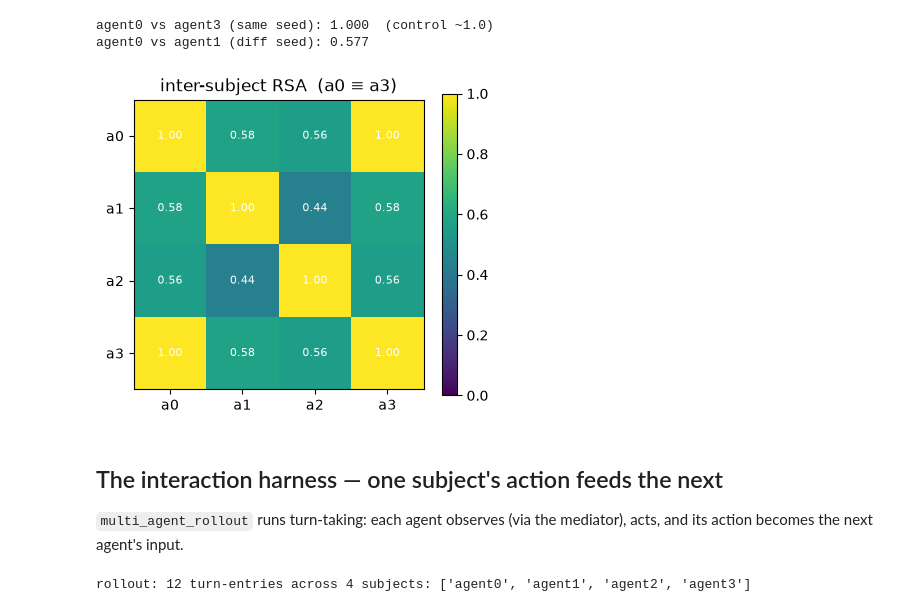
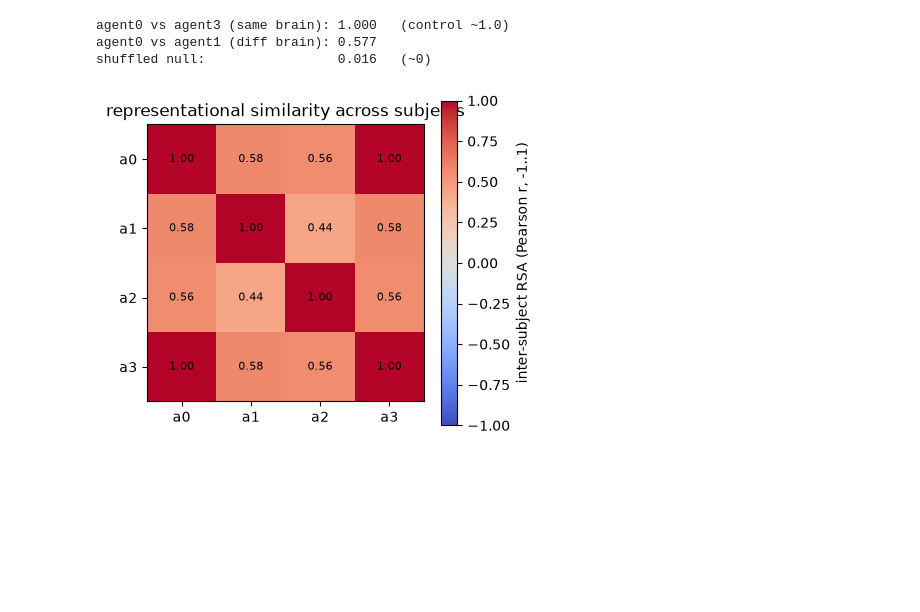
Before and after one commit to KartikP/brainscore-unified, a Jupyter notebook: notebooks/11_multiple_subjects.ipynb, the cells around one changed output. Drawn from its saved outputs; the diff is of its cells as text; code cells hidden in the pictures; blank space fills up the shorter version.

Commit message:
Rework notebooks 11-13 with real-model results, interpreted outputs, and stripped widget noise

```diff
--- a/notebooks/11_multiple_subjects.ipynb
+++ b/notebooks/11_multiple_subjects.ipynb
@@ -41,10 +41,10 @@ built 4 agents; seeds [0, 1, 2, 0] (agent3 is identical to agent0)
 rng = np.random.RandomState(7)
 probes = [rng.randn(8).astype('float32') for _ in range(12)]
 def agent_reps(agent, net):
-    with ActivationWindow(net, layers=['1']) as w:   # ReLU hidden (16-dim)
+    with ActivationWindow(net, layers=['1']) as w:      # 16-d hidden layer
         for p in probes:
             agent.process(EnvironmentStep(observation={'incoming': p}))
     return np.stack([c.reshape(-1) for c in w.by_layer()['1']])
-reps = [agent_reps(agents[i], nets[i]) for i in range(N)]
-print('per-subject representation matrices:', [r.shape for r in reps])
+reps = [agent_reps(agents[i], nets[i]) for i in range(4)]
+print('per-subject representations:', [r.shape for r in reps], ' # 12 probes x 16 units')
 # %% [output]
@@ -56,30 +56,27 @@ Each subject's RDM is 1 &minus; correlation across probes; inter-subject RSA cor
 # %%
 rdms = [1 - np.corrcoef(R) for R in reps]
-def rsa(a, b):
-    iu = np.triu_indices_from(a, k=1)
-    return float(np.corrcoef(a[iu], b[iu])[0, 1])
-M = np.array([[rsa(rdms[i], rdms[j]) for j in range(N)] for i in range(N)])
-print('agent0 vs agent3 (same seed): %.3f  (control ~1.0)' % M[0, 3])
-print('agent0 vs agent1 (diff seed): %.3f' % M[0, 1])
-fig, ax = plt.subplots(figsize=(4.2, 3.6))
-im = ax.imshow(M, cmap='viridis', vmin=0, vmax=1)
-ax.set_xticks(range(N)); ax.set_yticks(range(N))
-ax.set_xticklabels([f'a{i}' for i in range(N)]); ax.set_yticklabels([f'a{i}' for i in range(N)])
-for i in range(N):
-    for j in range(N):
-        ax.text(j, i, f'{M[i,j]:.2f}', ha='center', va='center', color='w', fontsize=8)
-fig.colorbar(im); ax.set_title('inter-subject RSA  (a0 \u2261 a3)'); plt.tight_layout(); plt.show()
+iu = np.triu_indices_from(rdms[0], k=1)
+def rsa(a, b): return float(np.corrcoef(a[iu], b[iu])[0, 1])
+
+M = np.array([[rsa(rdms[i], rdms[j]) for j in range(4)] for i in range(4)])
+# shuffled null: agent0's RDM vs a permuted copy of itself
+null = np.mean([rsa(rdms[0], (lambda p: (1 - np.corrcoef(reps[0][p]))) (np.random.RandomState(s).permutation(12)))
+                for s in range(50)])
+print(f'agent0 vs agent3 (same brain): {M[0,3]:.3f}   (control ~1.0)')
+print(f'agent0 vs agent1 (diff brain): {M[0,1]:.3f}')
+print(f'shuffled null:                 {null:.3f}   (~0)')
+
+fig, ax = plt.subplots(figsize=(4.4, 3.8))
+im = ax.imshow(M, cmap='coolwarm', vmin=-1, vmax=1)
+ax.set_xticks(range(4)); ax.set_yticks(range(4))
+ax.set_xticklabels([f'a{i}' for i in range(4)]); ax.set_yticklabels([f'a{i}' for i in range(4)])
+for i in range(4):
+    for j in range(4):
+        ax.text(j, i, f'{M[i,j]:.2f}', ha='center', va='center', fontsize=8)
+fig.colorbar(im, ax=ax, label='inter-subject RSA (Pearson r, -1..1)')
+ax.set_title('representational similarity across subjects'); fig.tight_layout(); plt.show()
 # %% [output]
-agent0 vs agent3 (same seed): 1.000  (control ~1.0)
-agent0 vs agent1 (diff seed): 0.577
+agent0 vs agent3 (same brain): 1.000   (control ~1.0)
+agent0 vs agent1 (diff brain): 0.577
+shuffled null:                 0.016   (~0)
-[figure, old version]
+[figure, new version]
-# %% [markdown]
-## The interaction harness — one subject's action feeds the next
-
-`multi_agent_rollout` runs turn-taking: each agent observes (via the mediator), acts, and its action becomes the next agent's input.
-# %%
-transcript = multi_agent_rollout(agents, DialogueMediator(task='pass the signal'), n_turns=3)
-fired = sorted(set(t['agent'] for t in transcript))
-print('rollout: %d turn-entries across %d subjects: %s' % (len(transcript), len(fired), fired))
-# %% [output]
-rollout: 12 turn-entries across 4 subjects: ['agent0', 'agent1', 'agent2', 'agent3']
```
Also changed, not shown: parts of 14 cells of this notebook, 2 other files.
